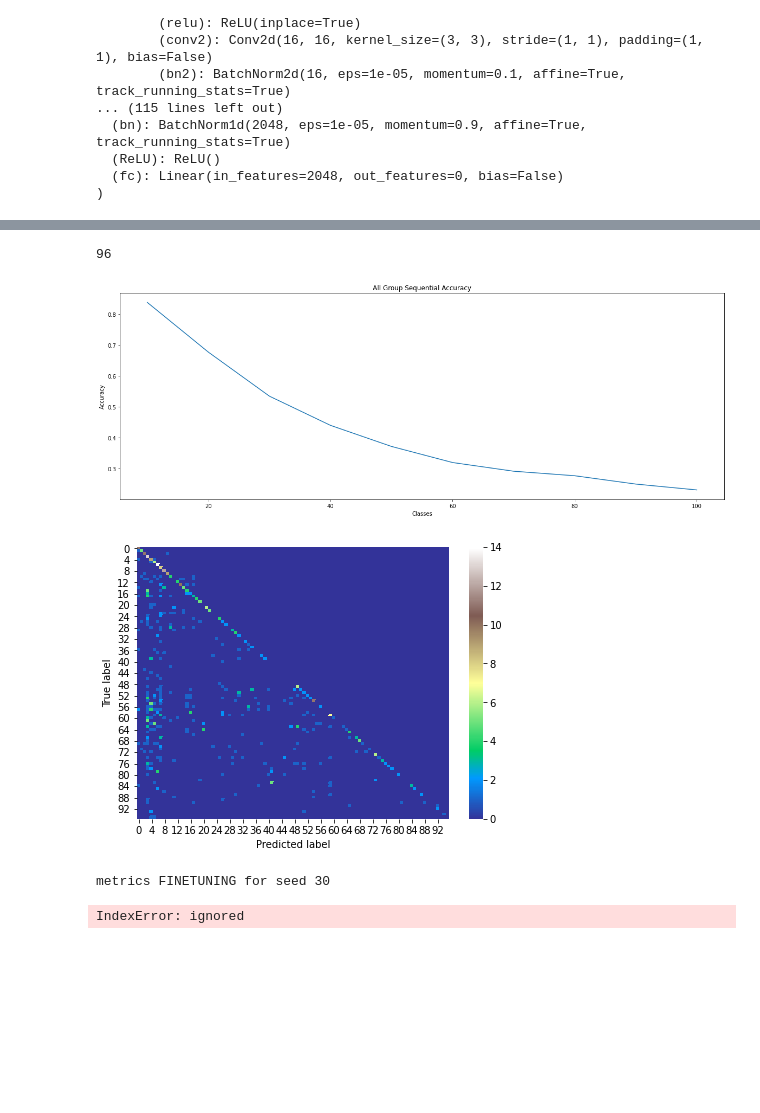
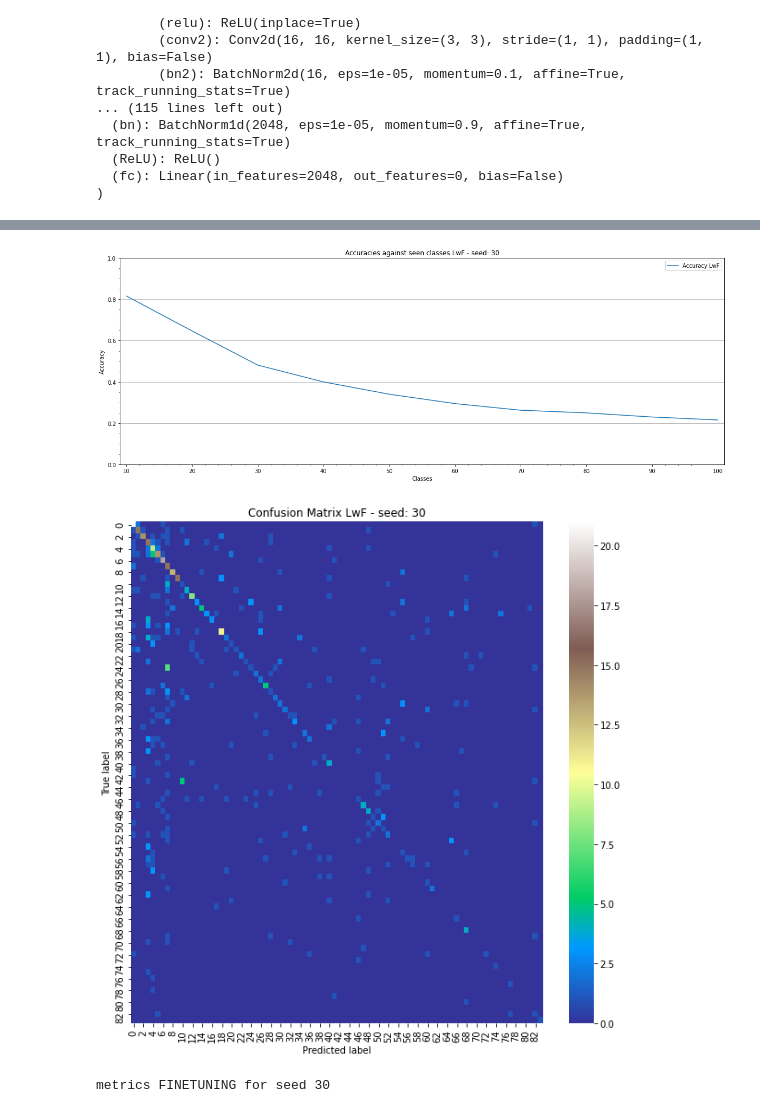
Before and after one commit to danielegenta/Progetto-MLDL, a Jupyter notebook: main_lwf.ipynb, the cells around one changed output, grey strips where cells are left out. Saved outputs shown, nothing was run; the diff lists cells and outputs as text; code cells hidden in the pictures; blank space fills up the shorter version.

```diff
--- a/main_lwf.ipynb
+++ b/main_lwf.ipynb
@@ -202,8 +202,8 @@ def incrementalTraining(net, train_subsets, val_subsets, test_subsets,eval_trans
         test_set = joinSubsets(test_dataset, [test_set, test_subset])
 
       train_dataloader = DataLoader(train_subset, batch_size=BATCH_SIZE,shuffle=True, num_workers=4)
-      val_dataloader = DataLoader(val_subset, batch_size=BATCH_SIZE,shuffle=False, num_workers=4)
-      test_dataloader = DataLoader(test_set, batch_size=BATCH_SIZE,shuffle=False, num_workers=4)
+      val_dataloader = DataLoader(val_subset, batch_size=BATCH_SIZE,shuffle=True, num_workers=4)
+      test_dataloader = DataLoader(test_set, batch_size=BATCH_SIZE,shuffle=True, num_workers=4)
 
       #net.train()
 
@@ -224,8 +224,23 @@ def incrementalTraining(net, train_subsets, val_subsets, test_subsets,eval_trans
         preds = net.classify(images)
         correct += torch.sum(preds == labels.data).data.item()
 
-      # Train Accuracy
+      # train Accuracy
       print ('Train Accuracy (on current group): %.2f\n' % (100.0 * correct / len(train_subset)))
+
+      # validation on current group
+      #net.eval()
+      total = 0.0
+      correct = 0.0
+
+      for indices, images, labels in val_dataloader:
+        images = images.to(DEVICE)
+        labels = labels.to(DEVICE)
+        labels = reverse_index.getNodes(labels)
+        preds = net.classify(images)
+        correct += torch.sum(preds == labels.data).data.item()
+
+      # val Accuracy
+      print ('Val Accuracy (on current group): %.2f\n' % (100.0 * correct / len(val_subset)))
 
       # evaluation on all the previous groups
       #net.eval()
@@ -235,6 +250,7 @@ def incrementalTraining(net, train_subsets, val_subsets, test_subsets,eval_trans
       for indices, images, labels in test_dataloader:
         images = images.to(DEVICE)
         labels = labels.to(DEVICE)
+        #labels_enc = utils._one_hot_encode(labels, net.n_classes, reverse_index)
         labels = reverse_index.getNodes(labels)
         preds = net.classify(images)
         correct += torch.sum(preds == labels.data).data.item()
@@ -275,26 +291,26 @@ Test Accuracy (all groups seen so far): 23.05
 the model knows 100 classes:
 # %%
 # metrics
+method = 'LwF'
 
 # accuracy
 data_plot_line=[]
 
-for id in range(0,10):
-    data_plot_line.append(((id+1)*10, accuracies[id]))
+classes_per_group = 10
+for group_classes in range(0,10):
+    data_plot_line.append(((group_classes + 1)*classes_per_group, accuracies[group_classes]))
 
 # plot accuracy trend
-utils.plotAccuracyTrend(data_plot_line)
+utils.plotAccuracyTrend(method, data_plot_line, RANDOM_SEED)
 
 # confusion matrix
 confusionMatrixData = confusion_matrix(all_labels_cm, all_preds_cm)
-utils.plotConfusionMatrix(confusionMatrixData)
+utils.plotConfusionMatrix(method, confusionMatrixData, RANDOM_SEED)
 
-# write to file
+# write to JSON file
 print("metrics FINETUNING for seed {}".format(RANDOM_SEED))
-utils.writeMetrics('lwf', RANDOM_SEED, accuracies, confusionMatrixData)
+utils.writeMetrics(method, RANDOM_SEED, accuracies, confusionMatrixData)
 # %% [output]
-96
-[figure, old version]
+[figure, new version]
-[figure, old version]
+[figure, new version]
-metrics FINETUNING for seed 30
-IndexError: ignored
+metrics FINETUNING for seed 30
```
Also changed, not shown: parts of 4 cells of this notebook.
